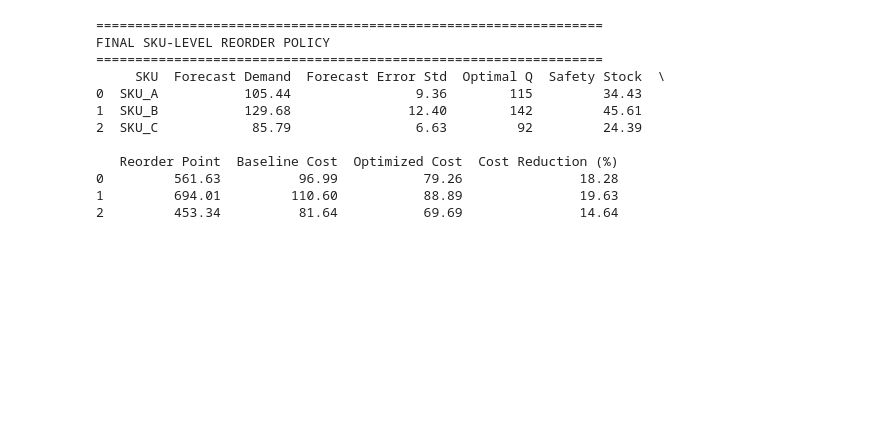
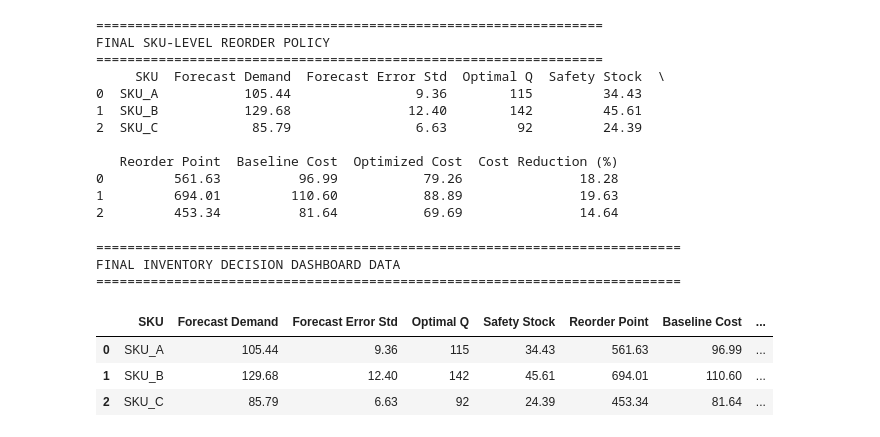
Before and after one commit to abhisarthak/inventory-optimization-ml, a Jupyter notebook: inventory_optimization.ipynb, the cells around one changed output. Drawn from its saved outputs; the diff is of its cells as text; code cells hidden in the pictures; blank space fills up the shorter version.

Commit message:
final dashboard dataset

```diff
--- a/inventory_optimization.ipynb
+++ b/inventory_optimization.ipynb
@@ -1424,3 +1424,38 @@ FINAL SKU-LEVEL REORDER POLICY
 0         561.63          96.99           79.26               18.28
 1         694.01         110.60           88.89               19.63
 2         453.34          81.64           69.69               14.64
+# %%
+# ============================================================
+# 📊 16. FINAL DECISION DASHBOARD DATA
+# ============================================================
+
+dashboard_data = reorder_policy.copy()
+
+# Add portfolio-level interpretation
+dashboard_data['Inventory Buffer (%)'] = (
+    dashboard_data['Safety Stock']
+    / dashboard_data['Forecast Demand']
+) * 100
+
+dashboard_data['Order Uplift (%)'] = (
+    (dashboard_data['Optimal Q']
+     - dashboard_data['Forecast Demand'])
+    / dashboard_data['Forecast Demand']
+) * 100
+
+# Round for presentation
+dashboard_display = dashboard_data.round(2)
+
+print("=" * 75)
+print("FINAL INVENTORY DECISION DASHBOARD DATA")
+print("=" * 75)
+
+display(dashboard_display)
+# %% [output]
+===========================================================================
+FINAL INVENTORY DECISION DASHBOARD DATA
+===========================================================================
+|  | SKU | Forecast Demand | Forecast Error Std | Optimal Q | Safety Stock | Reorder Point | Baseline Cost | ... |
+| 0 | SKU_A | 105.44 | 9.36 | 115 | 34.43 | 561.63 | 96.99 | ... |
+| 1 | SKU_B | 129.68 | 12.40 | 142 | 45.61 | 694.01 | 110.60 | ... |
+| 2 | SKU_C | 85.79 | 6.63 | 92 | 24.39 | 453.34 | 81.64 | ... |
```
Also changed, not shown: parts of 2 cells of this notebook, 1 other file.
